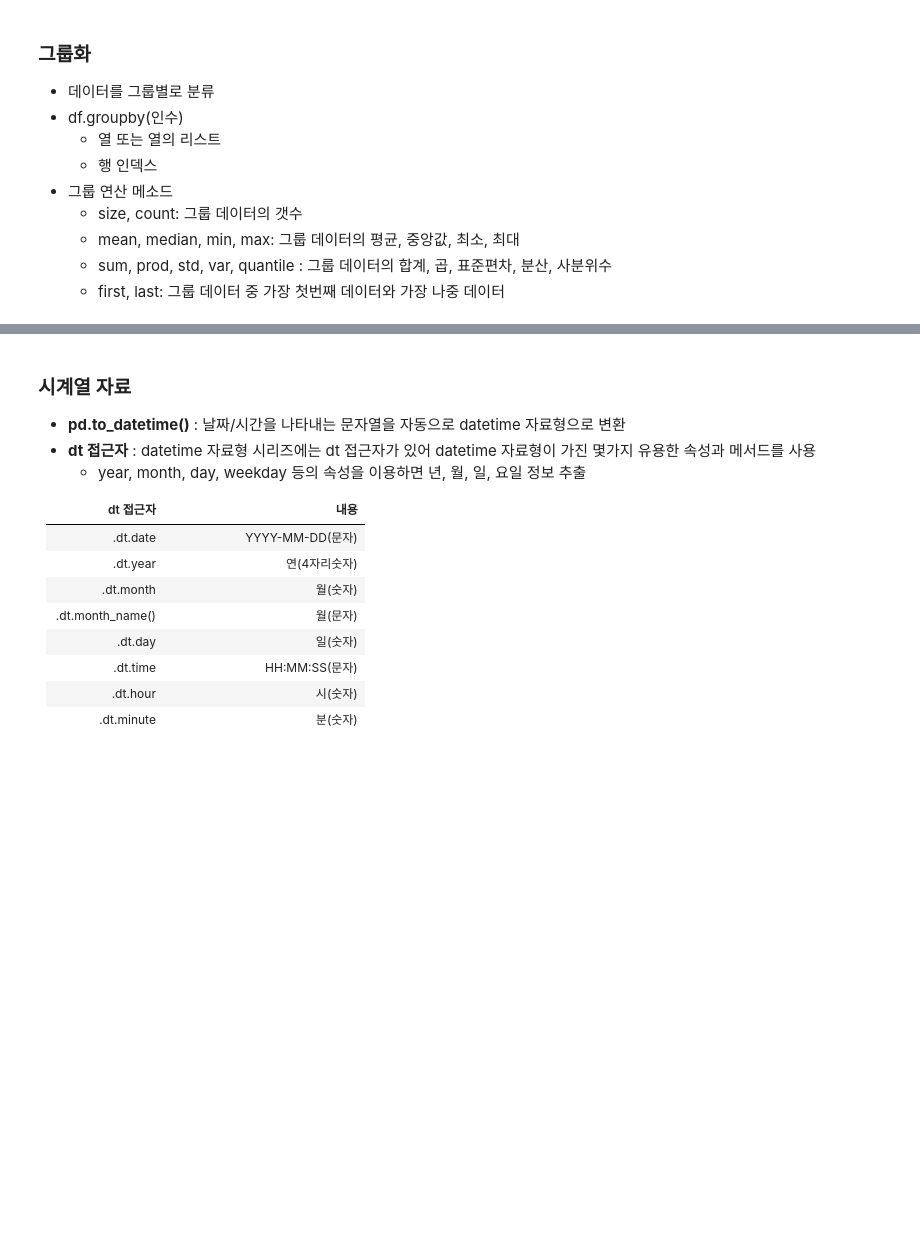
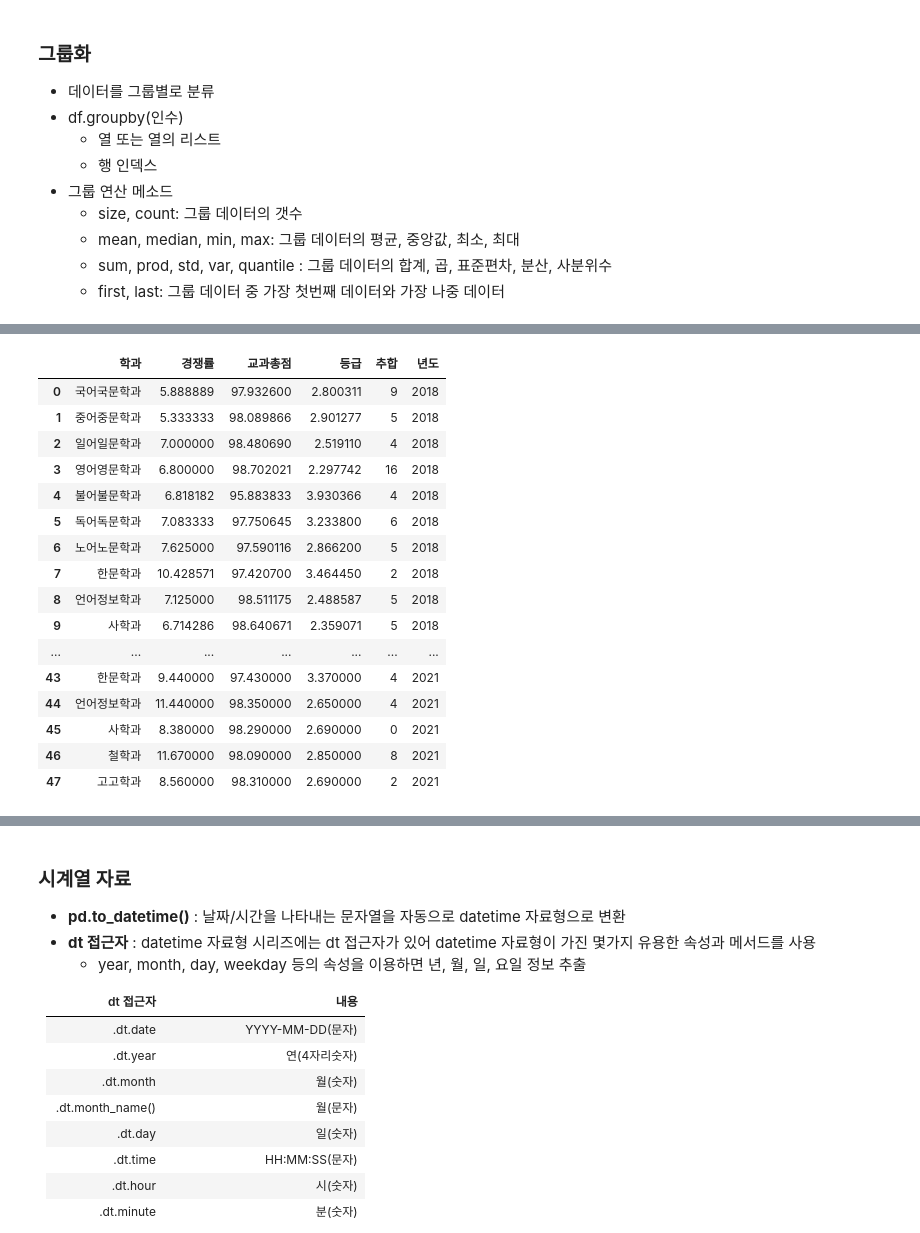
Before and after one commit to parkgeon40/phton2021, a Jupyter notebook: pandas_02_dataframe.ipynb, the cells around one changed output, grey strips where cells are left out. Saved outputs shown, nothing was run; the diff lists cells and outputs as text; code cells hidden in the pictures; blank space fills up the shorter version.

```diff
--- a/pandas_02_dataframe.ipynb
+++ b/pandas_02_dataframe.ipynb
@@ -373,0 +676,21 @@ datag.sort_values('대학명', ascending=False)
+# %%
+pusan = pd.read_csv('/content/drive/MyDrive/Python특강/python2021/data/부산대1821.csv',engine='python',encoding='cp949')
+pusan
+# %% [output]
+|  | 학과 | 경쟁률 | 교과총점 | 등급 | 추합 | 년도 |
+| 0 | 국어국문학과 | 5.888889 | 97.932600 | 2.800311 | 9 | 2018 |
+| 1 | 중어중문학과 | 5.333333 | 98.089866 | 2.901277 | 5 | 2018 |
+| 2 | 일어일문학과 | 7.000000 | 98.480690 | 2.519110 | 4 | 2018 |
+| 3 | 영어영문학과 | 6.800000 | 98.702021 | 2.297742 | 16 | 2018 |
+| 4 | 불어불문학과 | 6.818182 | 95.883833 | 3.930366 | 4 | 2018 |
+| 5 | 독어독문학과 | 7.083333 | 97.750645 | 3.233800 | 6 | 2018 |
+| 6 | 노어노문학과 | 7.625000 | 97.590116 | 2.866200 | 5 | 2018 |
+| 7 | 한문학과 | 10.428571 | 97.420700 | 3.464450 | 2 | 2018 |
+| 8 | 언어정보학과 | 7.125000 | 98.511175 | 2.488587 | 5 | 2018 |
+| 9 | 사학과 | 6.714286 | 98.640671 | 2.359071 | 5 | 2018 |
+| ... | ... | ... | ... | ... | ... | ... |
+| 43 | 한문학과 | 9.440000 | 97.430000 | 3.370000 | 4 | 2021 |
+| 44 | 언어정보학과 | 11.440000 | 98.350000 | 2.650000 | 4 | 2021 |
+| 45 | 사학과 | 8.380000 | 98.290000 | 2.690000 | 0 | 2021 |
+| 46 | 철학과 | 11.670000 | 98.090000 | 2.850000 | 8 | 2021 |
+| 47 | 고고학과 | 8.560000 | 98.310000 | 2.690000 | 2 | 2021 |
```
Also changed, not shown: parts of 38 cells of this notebook.
